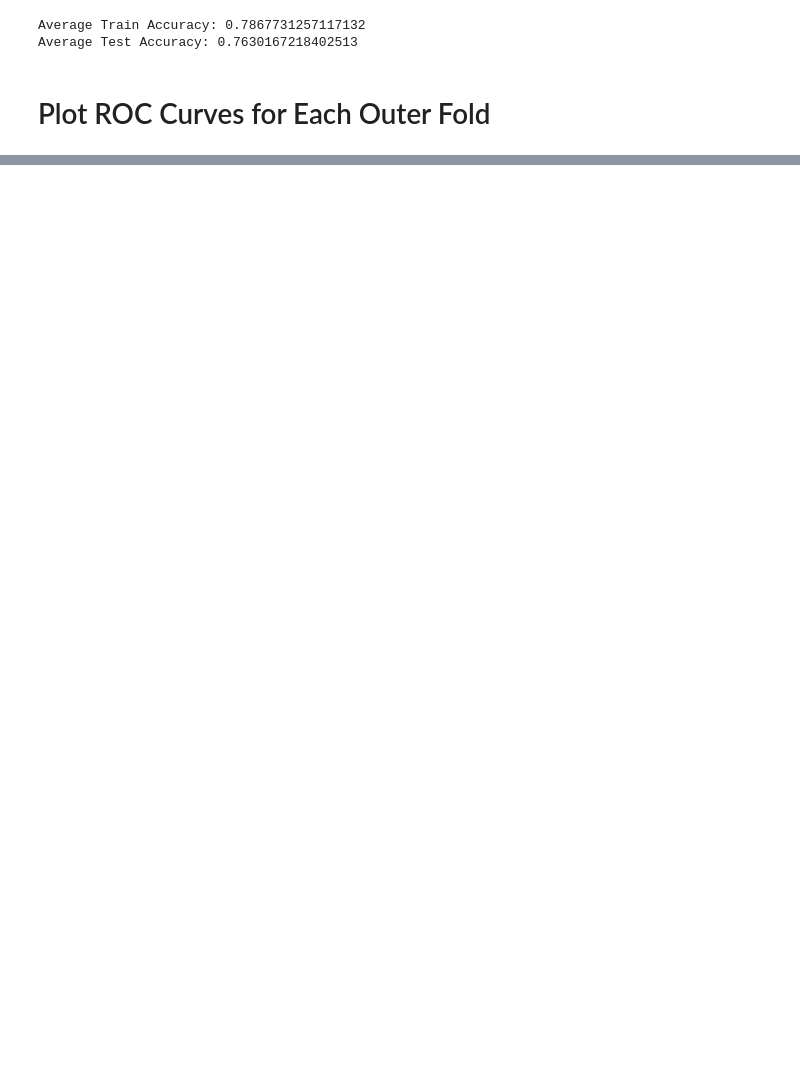
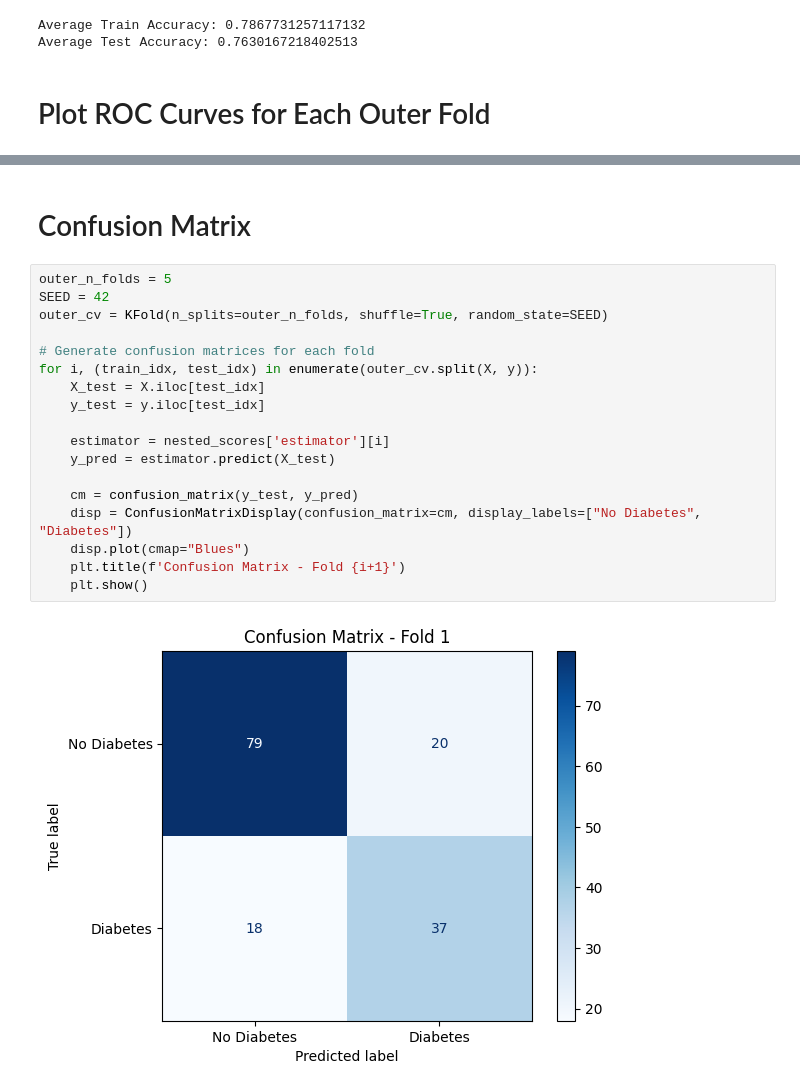
Before and after one commit to jp2yt/AI-for-medicine, a Jupyter notebook: Diabetis_ML.ipynb, the cells around one changed output, grey strips where cells are left out. Saved outputs shown, nothing was run; the diff lists cells and outputs as text; blank space fills up the shorter version.

```diff
--- a/Diabetis_ML.ipynb
+++ b/Diabetis_ML.ipynb
@@ -228,0 +326,22 @@ plt.show()
+# %% [markdown]
+# Confusion Matrix
+# %%
+outer_n_folds = 5
+SEED = 42
+outer_cv = KFold(n_splits=outer_n_folds, shuffle=True, random_state=SEED)
+
+# Generate confusion matrices for each fold
+for i, (train_idx, test_idx) in enumerate(outer_cv.split(X, y)):
+    X_test = X.iloc[test_idx]
+    y_test = y.iloc[test_idx]
+
+    estimator = nested_scores['estimator'][i]
+    y_pred = estimator.predict(X_test)
+
+    cm = confusion_matrix(y_test, y_pred)
+    disp = ConfusionMatrixDisplay(confusion_matrix=cm, display_labels=["No Diabetes", "Diabetes"])
+    disp.plot(cmap="Blues")
+    plt.title(f'Confusion Matrix - Fold {i+1}')
+    plt.show()
+# %% [output]
+[figure, added]
```
Also changed, not shown: parts of 10 cells of this notebook.
